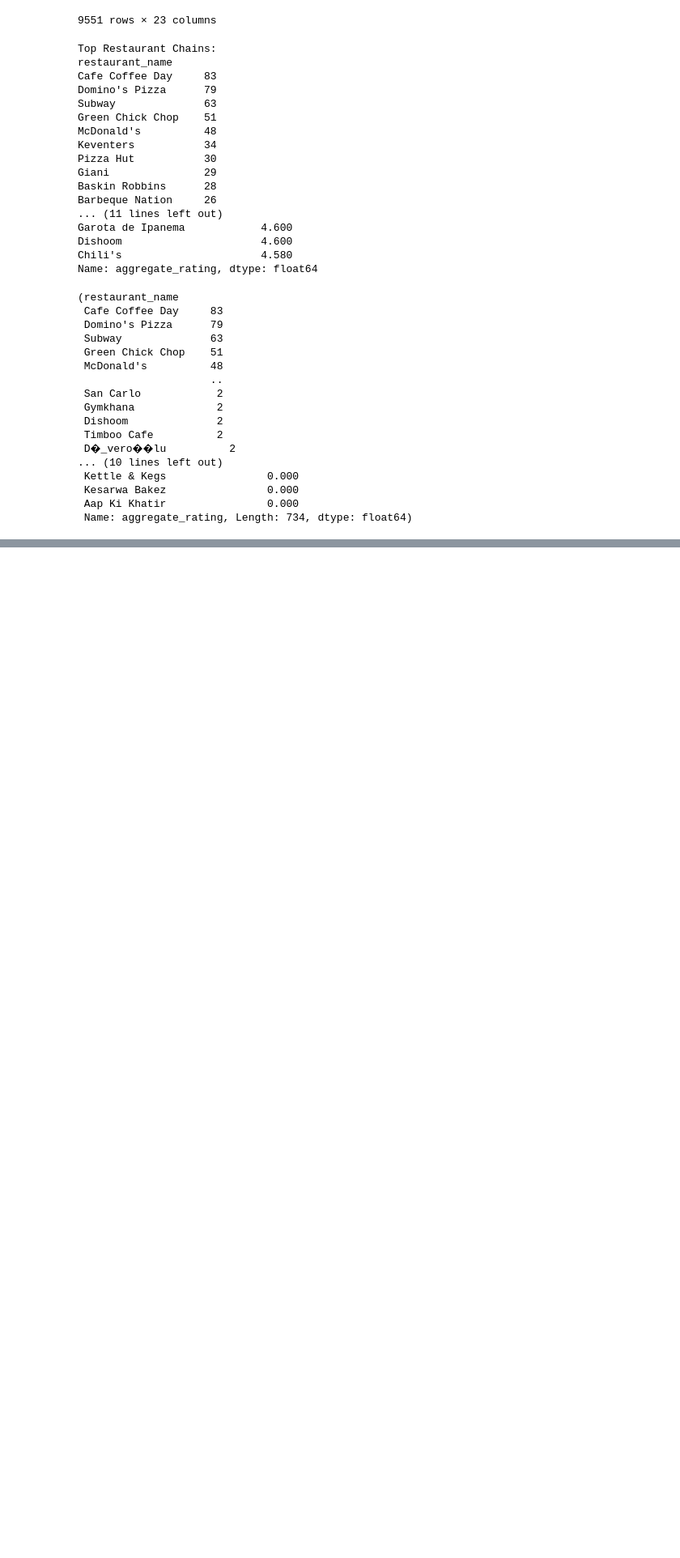
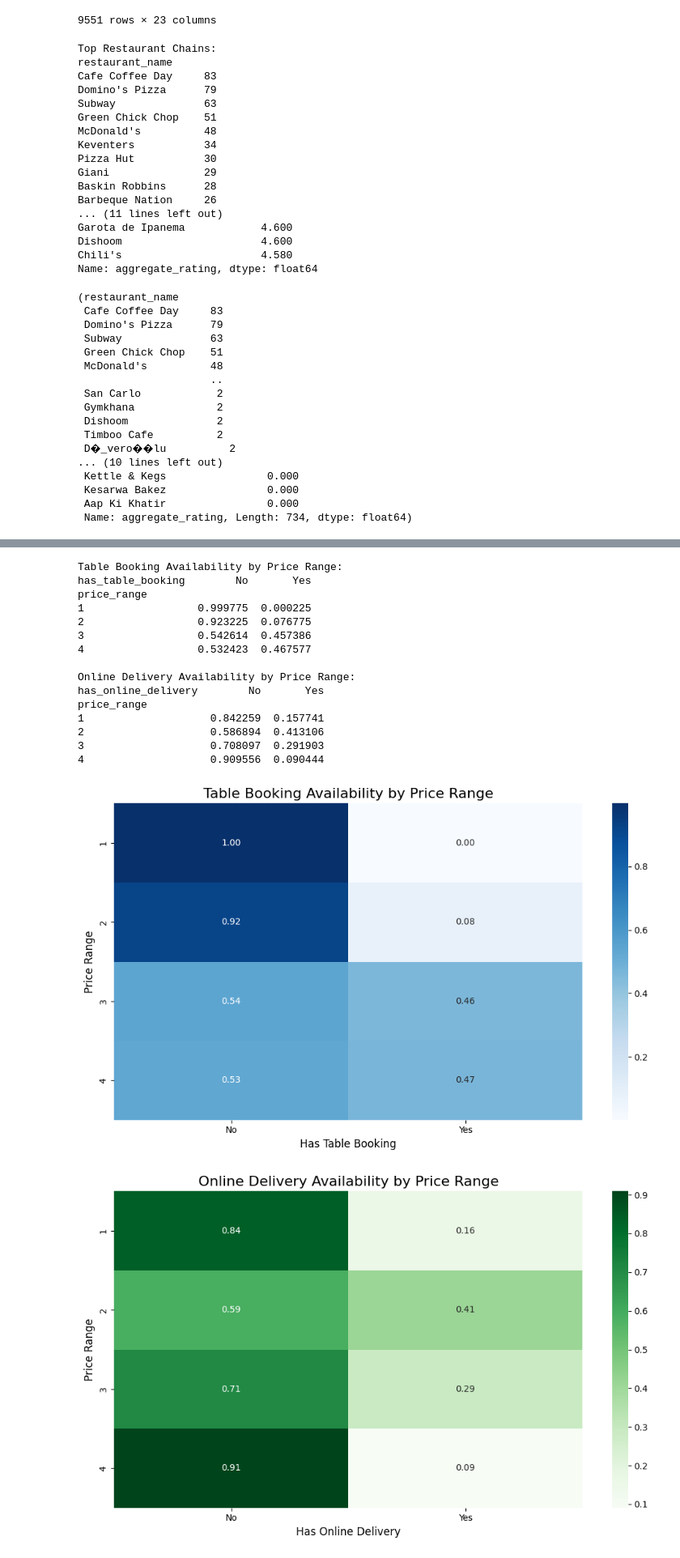
Before and after one commit to bef898/COGNIFY_TASKS, a Jupyter notebook: notebook/data_proccessing.ipynb, the cells around one changed output, grey strips where cells are left out. Shown at 81% size. Saved outputs shown, nothing was run; the diff lists cells and outputs as text; code cells hidden in the pictures; blank space fills up the shorter version.

```diff
--- a/notebook/data_proccessing.ipynb
+++ b/notebook/data_proccessing.ipynb
@@ -331,0 +387,20 @@ Name: aggregate_rating, dtype: float64
+# %%
+LevelThreeTasks.price_range_analysis()
+# %% [output]
+Table Booking Availability by Price Range:
+has_table_booking        No       Yes
+price_range
+1                  0.999775  0.000225
+2                  0.923225  0.076775
+3                  0.542614  0.457386
+4                  0.532423  0.467577
+
+Online Delivery Availability by Price Range:
+has_online_delivery        No       Yes
+price_range
+1                    0.842259  0.157741
+2                    0.586894  0.413106
+3                    0.708097  0.291903
+4                    0.909556  0.090444
+[figure, added]
+[figure, added]
```
Also changed, not shown: parts of 6 cells of this notebook, 2 other files.
